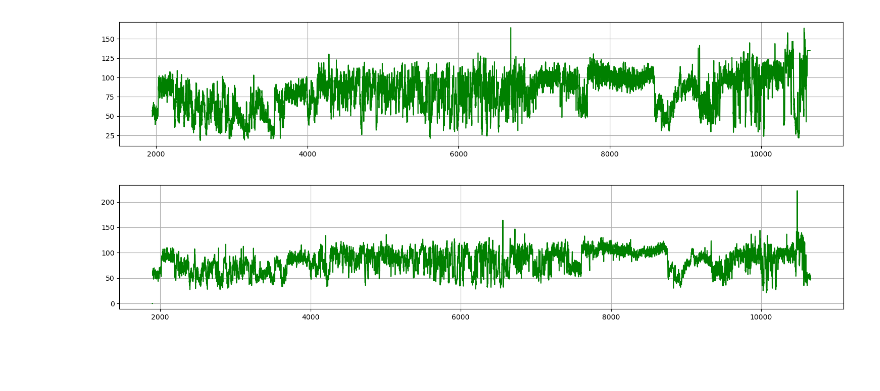
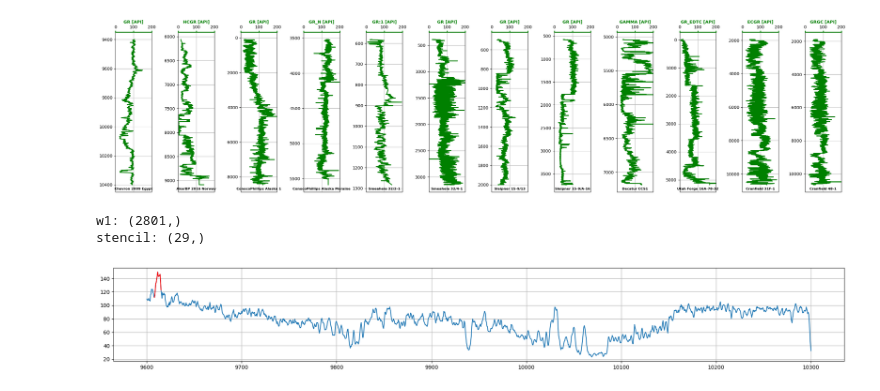
Before and after one commit to misaelmmorales/Well-Log-Pattern-Recognition, a Jupyter notebook: patterns.ipynb, the cells around one changed output. Cells and saved outputs as stored; diff of their text form; code cells hidden in the pictures; blank space fills up the shorter version.

```diff
--- a/patterns.ipynb
+++ b/patterns.ipynb
@@ -176,22 +60,36 @@ plt.show()
-# %%
-# Cranfield F1 (injector)
-well12 = lasio.read('data/Cranfield/F1 Well Logs/las/06-06-09 APWH00103_DENBURY_CFU_31F_1_PEX_MLT_MAIN_009PUP-GenericV20.LAS').df()
-
-plt.figure(figsize=(15,3))
-plt.plot(well12.index, well12['GR'], c='g')
-plt.grid(True, which='both')
-plt.tight_layout()
-plt.show()
-# %% [output]
-[figure, removed]
-# %%
-# Cranfield 48-1
-well13 = lasio.read("data/Cranfield/other-wells/48-1.LAS").df()
-
-plt.figure(figsize=(15,3))
-plt.plot(well13.index, well13['GRGC'], c='g')
-plt.grid(True, which='both')
-plt.tight_layout()
-plt.show()
-# %% [output]
-[figure, removed]
+# %%
+well1  = lasio.read('data/chevron2009.LAS').df()                                                                                                    # Chevron 2009 Egypt
+well2  = lasio.read('data/akerbp.las').df()                                                                                                         # AkerBP 2016 Norway
+well3  = lasio.read('data/3T-621_OH.LAS').df()                                                                                                      # ConocoPhillips Alaska 1
+well4  = lasio.read('data/MORAINE 1_OH_DATA.LAS').df()                                                                                              # ConocoPhillips Alaska Moraine
+well5  = lasio.read('data/Smeaheia/data/32 2-1').df().iloc[10:]                                                                                     # Smeaheia 32/2-1
+well6  = lasio.read('data/Smeaheia/data/32 4-1').df()                                                                                               # Smeaheia 32/4-1
+well7  = lasio.read('data/Sleipner/data/Wells_released_2011/Well 159_13/159-13 Logs.LAS').df()                                                      # Sleipner 15-9/13
+well8  = lasio.read('data/Sleipner/data/Wells_released_2011/Well 159_A16/159-A-16.LAS').df()                                                        # Sleipner 15-9/A-16
+well9  = lasio.read('data/Decatur/data/IBDP_Geophysical_Logs/1211523415_CCS1/Raw_Logs/1211523415_20200727_CCS1_Compiled_Raw_Logs_Petrel.LAS').df()  # Decatur CCS1
+well10 = lasio.read('data/Utah Forge/Wireline Field Data/UnivUtah_Forge16A-78-32_R4_USI_MainPass.LAS').df()                                         # Utah Forge 16A-78-32
+well11 = lasio.read('data/Cranfield/F1 Well Logs/las/06-06-09 APWH00103_DENBURY_CFU_31F_1_PEX_MLT_MAIN_009PUP-GenericV20.LAS').df()                 # Cranfield 31F-1
+well12 = lasio.read("data/Cranfield/other-wells/48-1.LAS").df()                                                                                     # Cranfield 48-1
+# %%
+fig, axs = plt.subplots(1, 12, figsize=(25,6))
+ax1, ax2, ax3, ax4, ax5, ax6, ax7, ax8, ax9, ax10, ax11, ax12 = axs
+glb, gub = 0, 200
+
+plot_curve(ax1, well1, 'GR', lb=glb, ub=gub, color='g', units='API', subtitle='Chevron 2009 Egypt')
+plot_curve(ax2, well2, 'HCGR', lb=glb, ub=gub, color='g', units='API', subtitle='AkerBP 2016 Norway')
+plot_curve(ax3, well3, 'GR', lb=glb, ub=gub, color='g', units='API', subtitle='ConocoPhillips Alaska 1')
+plot_curve(ax4, well4, 'GR_N', lb=glb, ub=gub, color='g', units='API', subtitle='ConocoPhillips Alaska Moraine')
+plot_curve(ax5, well5, 'GR:1', lb=glb, ub=gub, color='g', units='API', subtitle='Smeaheia 32/2-1')
+plot_curve(ax6, well6, 'GR', lb=glb, ub=gub, color='g', units='API', subtitle='Smeaheia 32/4-1')
+plot_curve(ax7, well7, 'GR', lb=glb, ub=gub, color='g', units='API', subtitle='Sleipner 15-9/13')
+plot_curve(ax8, well8, 'GR', lb=glb, ub=gub, color='g', units='API', subtitle='Sleipner 15-9/A-16')
+plot_curve(ax9, well9, 'GAMMA', lb=glb, ub=gub, color='g', units='API', subtitle='Decatur CCS1')
+plot_curve(ax10, well10, 'GR_EDTC', lb=glb, ub=gub, color='g', units='API', subtitle='Utah Forge 16A-78-32')
+plot_curve(ax11, well11, 'ECGR', lb=glb, ub=gub, color='g', units='API', subtitle='Cranfield 31F-1')
+plot_curve(ax12, well12, 'GRGC', lb=glb, ub=gub, color='g', units='API', subtitle='Cranfield 48-1')
+
+[a.invert_yaxis() for a in axs]
+plt.tight_layout()
+plt.show()
+# %% [output]
+[figure, added]
@@ -197,0 +102,20 @@ plt.show()
+# %%
+w1 = well1.loc[9600:10300]['GR']
+print('w1: {}'.format(w1.shape))
+
+window_size = 7
+p1 = 9608
+
+stencil = w1.loc[p1:p1+window_size]
+print('stencil: {}'.format(stencil.shape))
+
+fig = plt.figure(figsize=(20,3))
+plt.plot(w1.index, w1)
+plt.plot(stencil.index, stencil, 'r')
+plt.grid(True, which='both')
+plt.tight_layout()
+plt.show()
+# %% [output]
+w1: (2801,)
+stencil: (29,)
+[figure, added]
```
Also changed, not shown: parts of 15 cells of this notebook.
